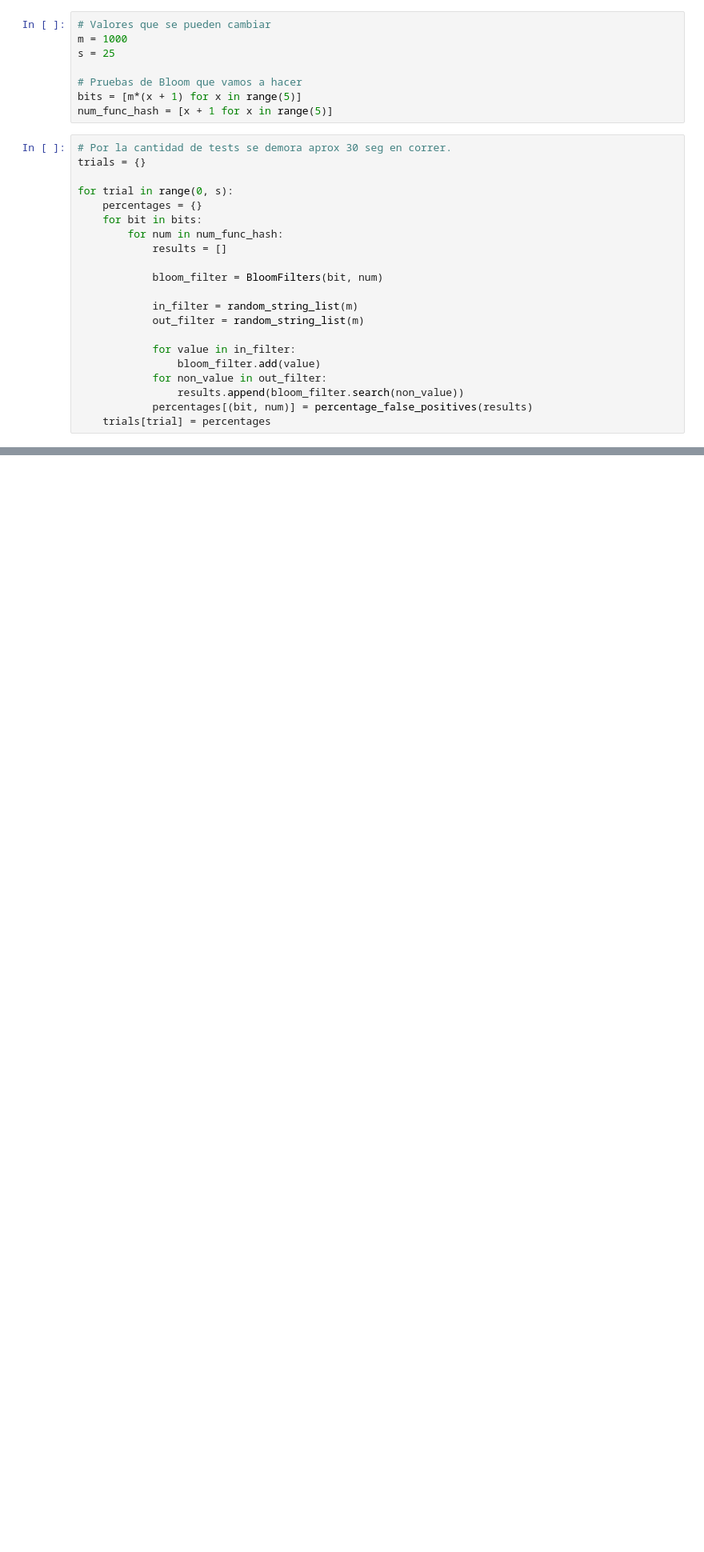
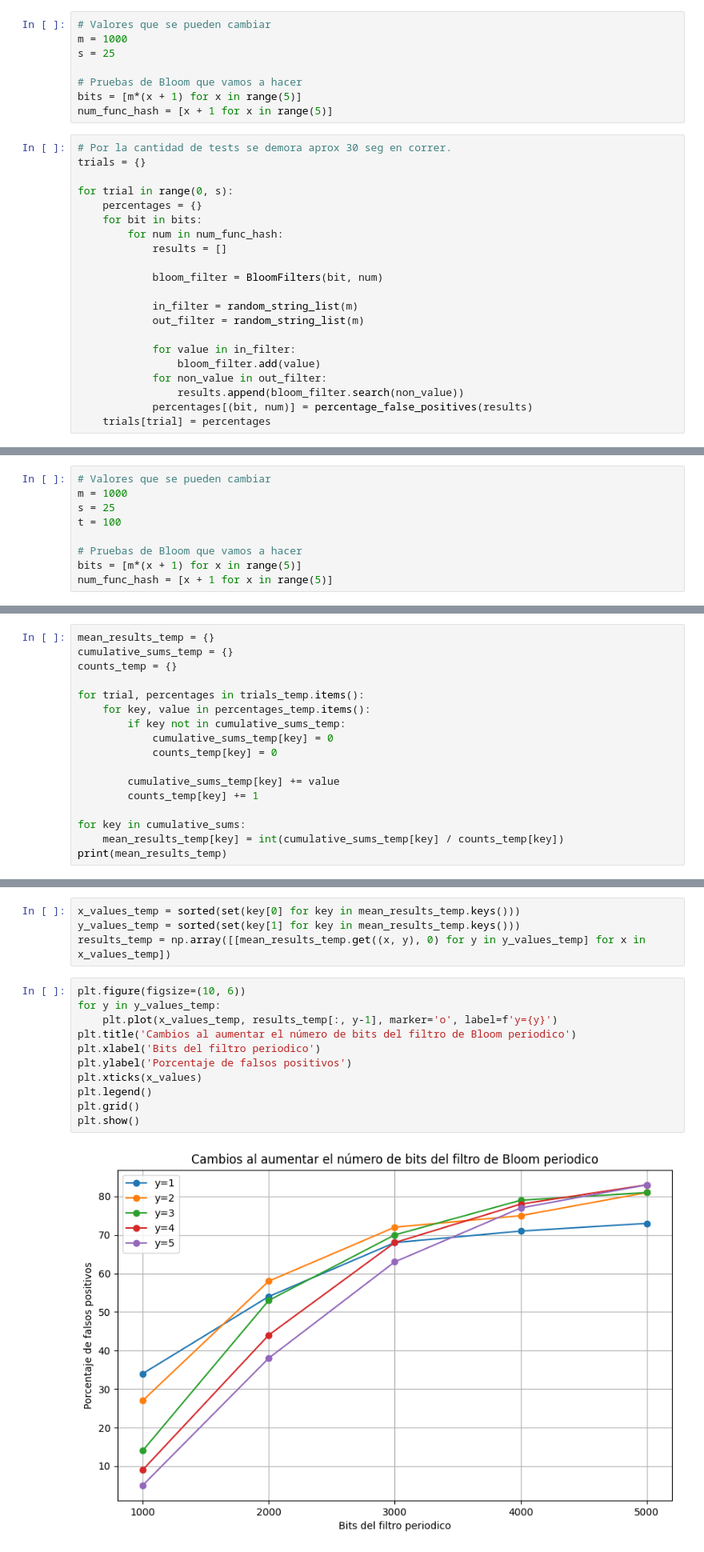
Before and after one commit to Fernanda-Bley/IIC2440, a Jupyter notebook: Actividad2/desarrollo-actividad-2.ipynb, the cells around one changed output, grey strips where cells are left out. Shown at 80% size. Saved outputs shown, nothing was run; the diff lists cells and outputs as text; blank space fills up the shorter version.

```diff
--- a/Actividad2/desarrollo-actividad-2.ipynb
+++ b/Actividad2/desarrollo-actividad-2.ipynb
@@ -166,0 +221,9 @@ probabilidad de falso positivo en este caso con tu respuesta de la parte 1.
+# %%
+# Valores que se pueden cambiar
+m = 1000
+s = 25
+t = 100
+
+# Pruebas de Bloom que vamos a hacer
+bits = [m*(x + 1) for x in range(5)]
+num_func_hash = [x + 1 for x in range(5)]
@@ -166,0 +253,17 @@ probabilidad de falso positivo en este caso con tu respuesta de la parte 1.
+# %%
+mean_results_temp = {}
+cumulative_sums_temp = {}
+counts_temp = {}
+
+for trial, percentages in trials_temp.items():
+    for key, value in percentages_temp.items():
+        if key not in cumulative_sums_temp:
+            cumulative_sums_temp[key] = 0
+            counts_temp[key] = 0
+
+        cumulative_sums_temp[key] += value
+        counts_temp[key] += 1
+
+for key in cumulative_sums:
+    mean_results_temp[key] = int(cumulative_sums_temp[key] / counts_temp[key])
+print(mean_results_temp)
@@ -166,0 +272,17 @@ probabilidad de falso positivo en este caso con tu respuesta de la parte 1.
+# %%
+x_values_temp = sorted(set(key[0] for key in mean_results_temp.keys()))
+y_values_temp = sorted(set(key[1] for key in mean_results_temp.keys()))
+results_temp = np.array([[mean_results_temp.get((x, y), 0) for y in y_values_temp] for x in x_values_temp])
+# %%
+plt.figure(figsize=(10, 6))
+for y in y_values_temp:
+    plt.plot(x_values_temp, results_temp[:, y-1], marker='o', label=f'y={y}')
+plt.title('Cambios al aumentar el número de bits del filtro de Bloom periodico')
+plt.xlabel('Bits del filtro periodico')
+plt.ylabel('Porcentaje de falsos positivos')
+plt.xticks(x_values)
+plt.legend()
+plt.grid()
+plt.show()
+# %% [output]
+[figure, added]
```
Also changed, not shown: parts of 11 cells of this notebook.
